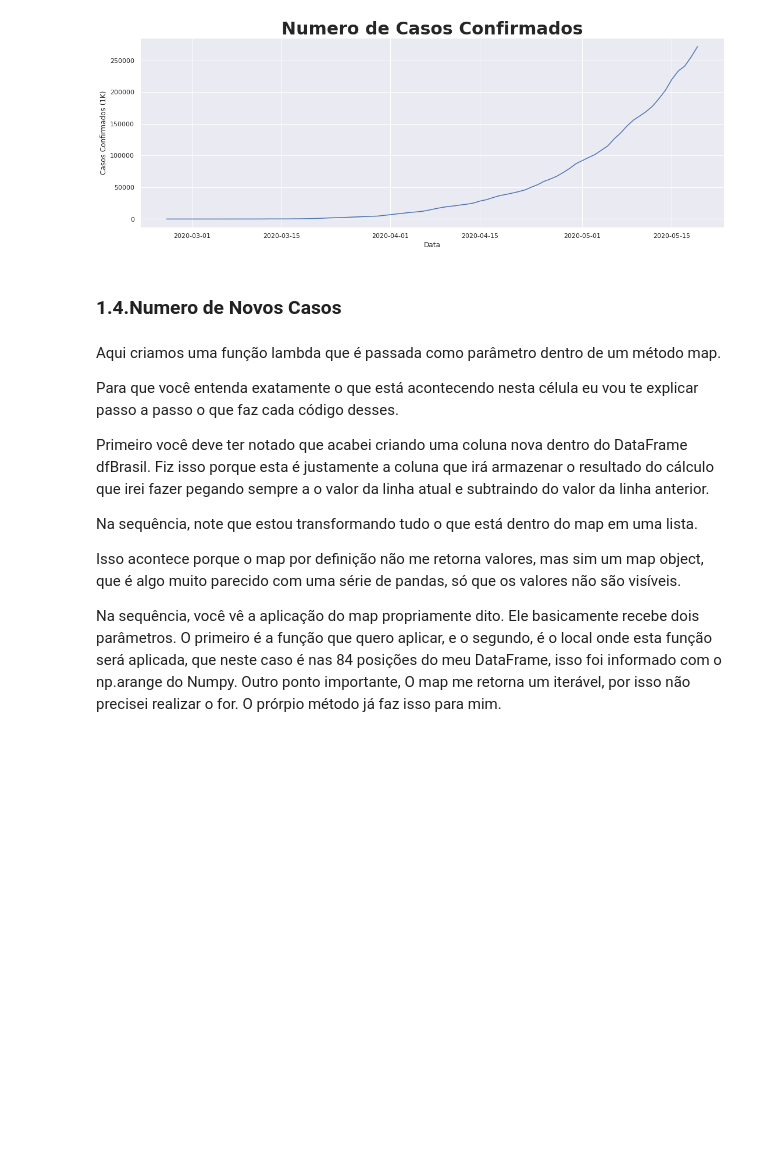
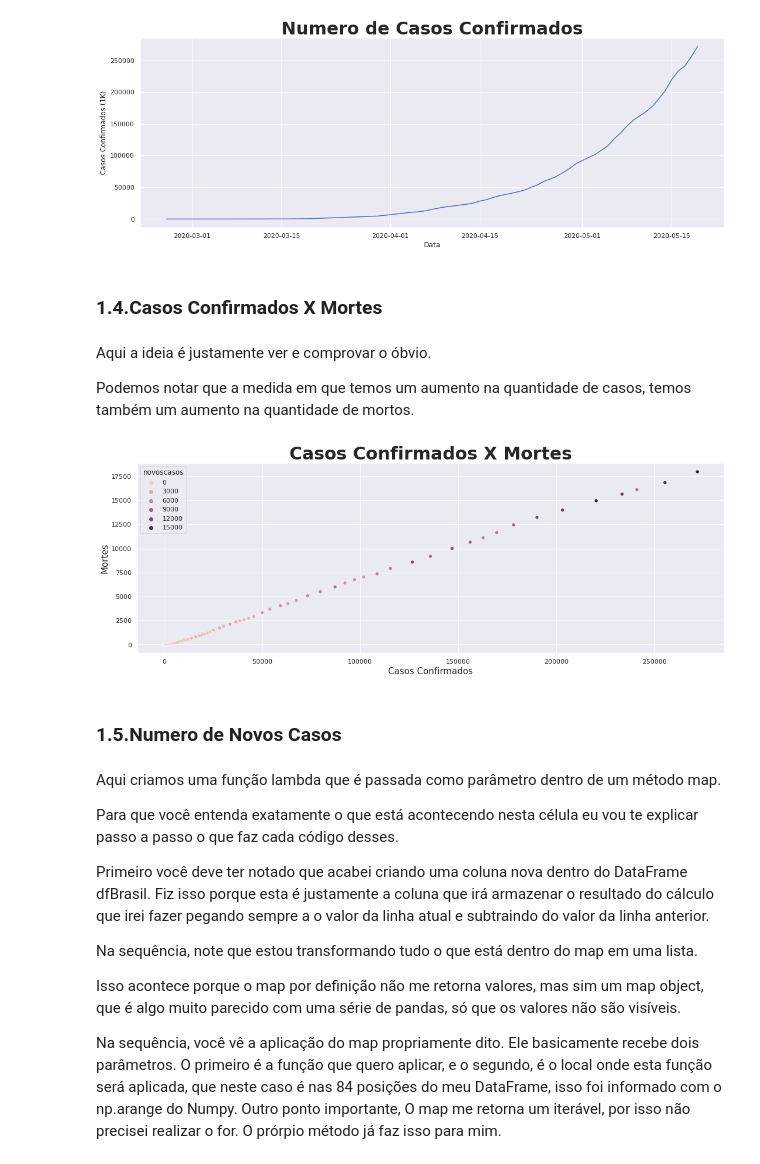
Before and after one commit to j2evaldo/covid_dio, a Jupyter notebook: covid.ipynb, the cells around one changed output. Drawn from its saved outputs; the diff is of its cells as text; code cells hidden in the pictures; blank space fills up the shorter version.

```diff
--- a/covid.ipynb
+++ b/covid.ipynb
@@ -148,8 +148,22 @@ imagem.set_xlabel('Data')
 imagem.set_title('Numero de Casos Confirmados', fontsize = 30, fontweight = 'bold');
 # %% [output]
 [figure]
+# %% [markdown]
+### **1.4.Casos Confirmados X Mortes**
+# %% [markdown]
+Aqui a ideia é justamente ver e comprovar o óbvio.
+
+Podemos notar que a medida em que temos um aumento na quantidade de casos, temos também um aumento na quantidade de mortos.
+# %%
+imagem = sns.scatterplot(data = dfBrasil, x = 'confirmed', y = 'deaths', hue= 'novoscasos')
+imagem.figure.set_size_inches(18,6)
+imagem.set_xlabel('Casos Confirmados', fontsize = 15)
+imagem.set_ylabel('Mortes', fontsize = 15)
+imagem.set_title('Casos Confirmados X Mortes', fontsize = 30, fontweight = 'bold');
+# %% [output]
+[figure, added]
 # %% [markdown]
-### **1.4.Numero de Novos Casos**
+### **1.5.Numero de Novos Casos**
 # %% [markdown]
 Aqui criamos uma função lambda que é passada como parâmetro dentro de um método map.
 
```
Also changed, not shown: parts of 7 cells of this notebook.
